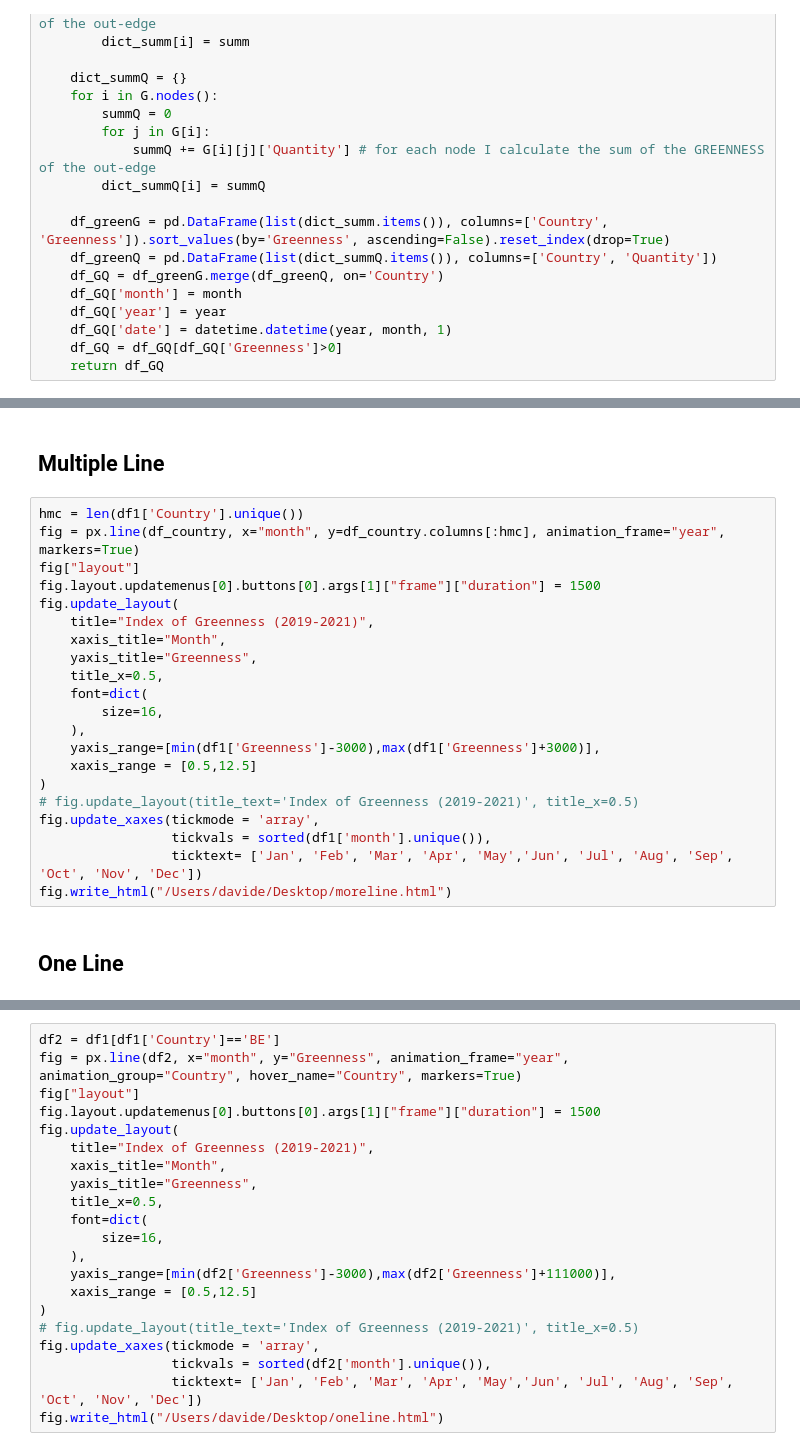
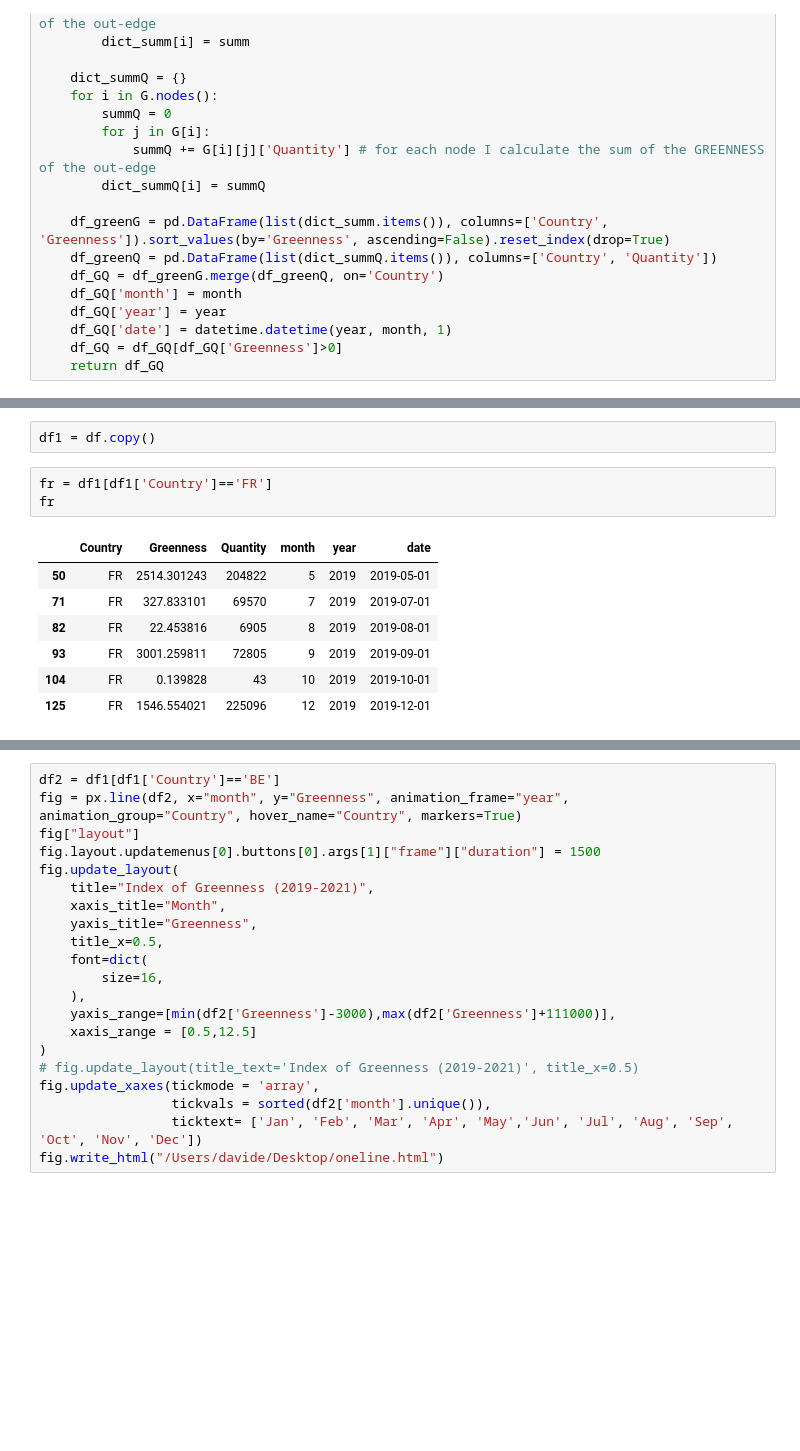
Before and after one commit to istat-methodology/coding-lab, a Jupyter notebook: sta-py/Greenness.ipynb, the cells around one changed output, grey strips where cells are left out. Drawn from its saved outputs; the diff is of its cells as text; blank space fills up the shorter version.

```diff
--- a/sta-py/Greenness.ipynb
+++ b/sta-py/Greenness.ipynb
@@ -167,25 +187,13 @@ for i in df['Country'].unique():
-# %% [markdown]
-## Multiple Line
-# %%
-hmc = len(df1['Country'].unique())
-fig = px.line(df_country, x="month", y=df_country.columns[:hmc], animation_frame="year", markers=True)
-fig["layout"]
-fig.layout.updatemenus[0].buttons[0].args[1]["frame"]["duration"] = 1500
-fig.update_layout(
-    title="Index of Greenness (2019-2021)",
-    xaxis_title="Month",
-    yaxis_title="Greenness",
-    title_x=0.5,
-    font=dict(
-        size=16,
-    ),
-    yaxis_range=[min(df1['Greenness']-3000),max(df1['Greenness']+3000)],
-    xaxis_range = [0.5,12.5]
-)
-# fig.update_layout(title_text='Index of Greenness (2019-2021)', title_x=0.5)
-fig.update_xaxes(tickmode = 'array',
-                 tickvals = sorted(df1['month'].unique()),
-                 ticktext= ['Jan', 'Feb', 'Mar', 'Apr', 'May','Jun', 'Jul', 'Aug', 'Sep', 'Oct', 'Nov', 'Dec'])
-fig.write_html("/Users/davide/Desktop/moreline.html")
-# %% [markdown]
-## One Line
+# %%
+df1 = df.copy()
+# %%
+fr = df1[df1['Country']=='FR']
+fr
+# %% [output]
+|  | Country | Greenness | Quantity | month | year | date |
+| 50 | FR | 2514.301243 | 204822 | 5 | 2019 | 2019-05-01 |
+| 71 | FR | 327.833101 | 69570 | 7 | 2019 | 2019-07-01 |
+| 82 | FR | 22.453816 | 6905 | 8 | 2019 | 2019-08-01 |
+| 93 | FR | 3001.259811 | 72805 | 9 | 2019 | 2019-09-01 |
+| 104 | FR | 0.139828 | 43 | 10 | 2019 | 2019-10-01 |
+| 125 | FR | 1546.554021 | 225096 | 12 | 2019 | 2019-12-01 |
```
Also changed, not shown: parts of 15 cells of this notebook.
